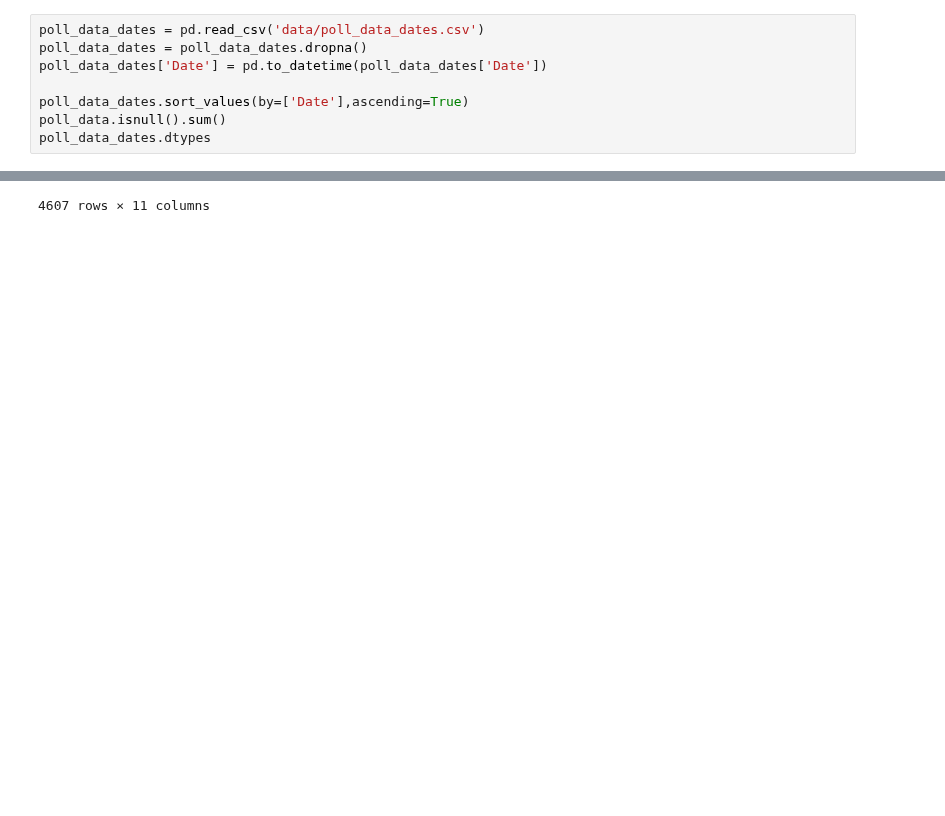
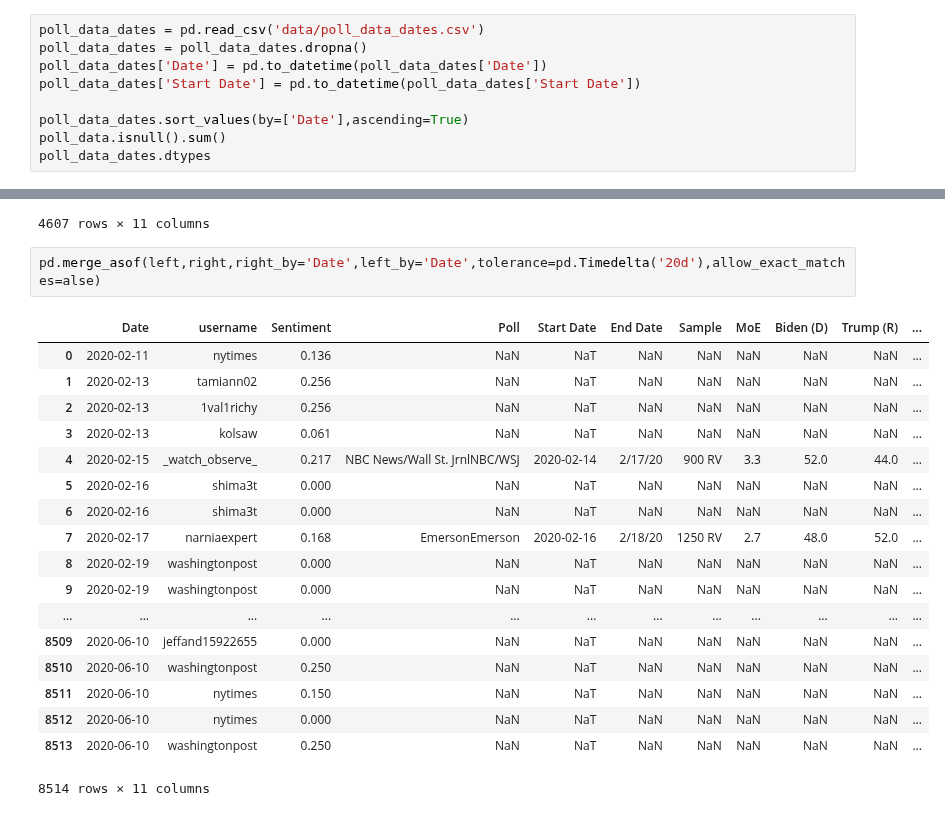
Before and after one commit to jdsmithwes/Capstone-Project, a Jupyter notebook: Web Scraping Notebook.ipynb, the cells around one changed output, grey strips where cells are left out. Cells and saved outputs as stored; diff of their text form; blank space fills up the shorter version.

```diff
--- a/Web Scraping Notebook.ipynb
+++ b/Web Scraping Notebook.ipynb
@@ -56,6 +56,7 @@ poll_data.to_csv('poll_data.csv')
 poll_data_dates = pd.read_csv('data/poll_data_dates.csv')
 poll_data_dates = poll_data_dates.dropna()
 poll_data_dates['Date'] = pd.to_datetime(poll_data_dates['Date'])
+poll_data_dates['Start Date'] = pd.to_datetime(poll_data_dates['Start Date'])
 
 poll_data_dates.sort_values(by=['Date'],ascending=True)
 poll_data.isnull().sum()
@@ -118,3 +124,24 @@ poll_df
 | 4605 | 2020-06-08 | ernest28470392 | 0.210 | Economist/YouGovYouGov | 6/7/20 | 6/9/20 | 1241 RV | 3.4 | 49.0 | 41.0 | ... |
 | 4606 | 2020-06-08 | canilor | 0.245 | Economist/YouGovYouGov | 6/7/20 | 6/9/20 | 1241 RV | 3.4 | 49.0 | 41.0 | ... |
 4607 rows × 11 columns
+# %%
+pd.merge_asof(left,right,right_by='Date',left_by='Date',tolerance=pd.Timedelta('20d'),allow_exact_matches=alse)
+# %% [output]
+|  | Date | username | Sentiment | Poll | Start Date | End Date | Sample | MoE | Biden (D) | Trump (R) | ... |
+| 0 | 2020-02-11 | nytimes | 0.136 | NaN | NaT | NaN | NaN | NaN | NaN | NaN | ... |
+| 1 | 2020-02-13 | tamiann02 | 0.256 | NaN | NaT | NaN | NaN | NaN | NaN | NaN | ... |
+| 2 | 2020-02-13 | 1val1richy | 0.256 | NaN | NaT | NaN | NaN | NaN | NaN | NaN | ... |
+| 3 | 2020-02-13 | kolsaw | 0.061 | NaN | NaT | NaN | NaN | NaN | NaN | NaN | ... |
+| 4 | 2020-02-15 | _watch_observe_ | 0.217 | NBC News/Wall St. JrnlNBC/WSJ | 2020-02-14 | 2/17/20 | 900 RV | 3.3 | 52.0 | 44.0 | ... |
+| 5 | 2020-02-16 | shima3t | 0.000 | NaN | NaT | NaN | NaN | NaN | NaN | NaN | ... |
+| 6 | 2020-02-16 | shima3t | 0.000 | NaN | NaT | NaN | NaN | NaN | NaN | NaN | ... |
+| 7 | 2020-02-17 | narniaexpert | 0.168 | EmersonEmerson | 2020-02-16 | 2/18/20 | 1250 RV | 2.7 | 48.0 | 52.0 | ... |
+| 8 | 2020-02-19 | washingtonpost | 0.000 | NaN | NaT | NaN | NaN | NaN | NaN | NaN | ... |
+| 9 | 2020-02-19 | washingtonpost | 0.000 | NaN | NaT | NaN | NaN | NaN | NaN | NaN | ... |
+| ... | ... | ... | ... | ... | ... | ... | ... | ... | ... | ... | ... |
+| 8509 | 2020-06-10 | jeffand15922655 | 0.000 | NaN | NaT | NaN | NaN | NaN | NaN | NaN | ... |
+| 8510 | 2020-06-10 | washingtonpost | 0.250 | NaN | NaT | NaN | NaN | NaN | NaN | NaN | ... |
+| 8511 | 2020-06-10 | nytimes | 0.150 | NaN | NaT | NaN | NaN | NaN | NaN | NaN | ... |
+| 8512 | 2020-06-10 | nytimes | 0.000 | NaN | NaT | NaN | NaN | NaN | NaN | NaN | ... |
+| 8513 | 2020-06-10 | washingtonpost | 0.250 | NaN | NaT | NaN | NaN | NaN | NaN | NaN | ... |
+8514 rows × 11 columns
```
Also changed, not shown: parts of 5 cells of this notebook.
